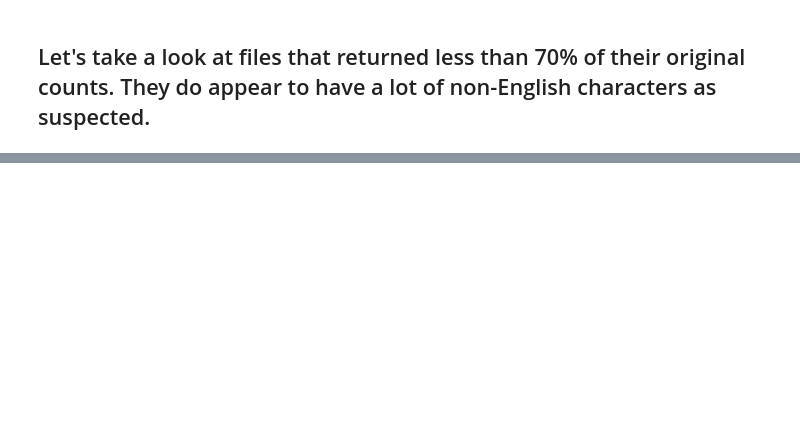
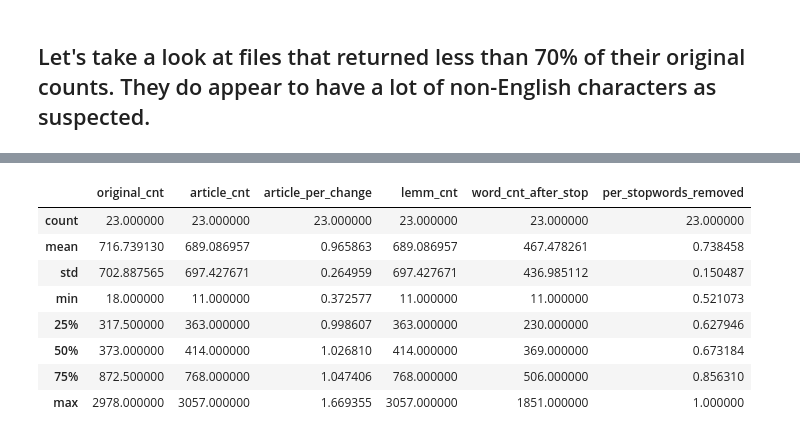
Before and after one commit to codeup-cyber-linguists/languages-classifier, a Jupyter notebook: jb_github_language_classifier.ipynb, the cells around one changed output, grey strips where cells are left out. Saved outputs shown, nothing was run; the diff lists cells and outputs as text; code cells hidden in the pictures; blank space fills up the shorter version.

```diff
--- a/jb_github_language_classifier.ipynb
+++ b/jb_github_language_classifier.ipynb
@@ -372,3 +480,15 @@ See the caveats in the documentation: http://pandas.pydata.org/pandas-docs/stabl
 | 2 | ['kkuchta / css-only-chat'] | \nCSS-Only Chat\nA truly monstrou... | 741 | css only chat a truly monstrous a... | 783 | 1.056680 | cs only chat a truly monstrous as... | 783 | ... |
 | 3 | ['microsoft / PowerToys'] | Overview\nPowerToys is a set of u... | 367 | overview powertoys is a set of ut... | 380 | 1.035422 | overview powertoys is a set of ut... | 380 | ... |
 | 4 | ['jolaleye / cssfx'] | \n\nBeautifully simple click-to-c... | 46 | beautifully simple click to copy ... | 50 | 1.086957 | beautifully simple click to copy ... | 50 | ... |
+# %%
+df.describe()
+# %% [output]
+|  | original_cnt | article_cnt | article_per_change | lemm_cnt | word_cnt_after_stop | per_stopwords_removed |
+| count | 23.000000 | 23.000000 | 23.000000 | 23.000000 | 23.000000 | 23.000000 |
+| mean | 716.739130 | 689.086957 | 0.965863 | 689.086957 | 467.478261 | 0.738458 |
+| std | 702.887565 | 697.427671 | 0.264959 | 697.427671 | 436.985112 | 0.150487 |
+| min | 18.000000 | 11.000000 | 0.372577 | 11.000000 | 11.000000 | 0.521073 |
+| 25% | 317.500000 | 363.000000 | 0.998607 | 363.000000 | 230.000000 | 0.627946 |
+| 50% | 373.000000 | 414.000000 | 1.026810 | 414.000000 | 369.000000 | 0.673184 |
+| 75% | 872.500000 | 768.000000 | 1.047406 | 768.000000 | 506.000000 | 0.856310 |
+| max | 2978.000000 | 3057.000000 | 1.669355 | 3057.000000 | 1851.000000 | 1.000000 |
```
Also changed, not shown: parts of 28 cells of this notebook.
